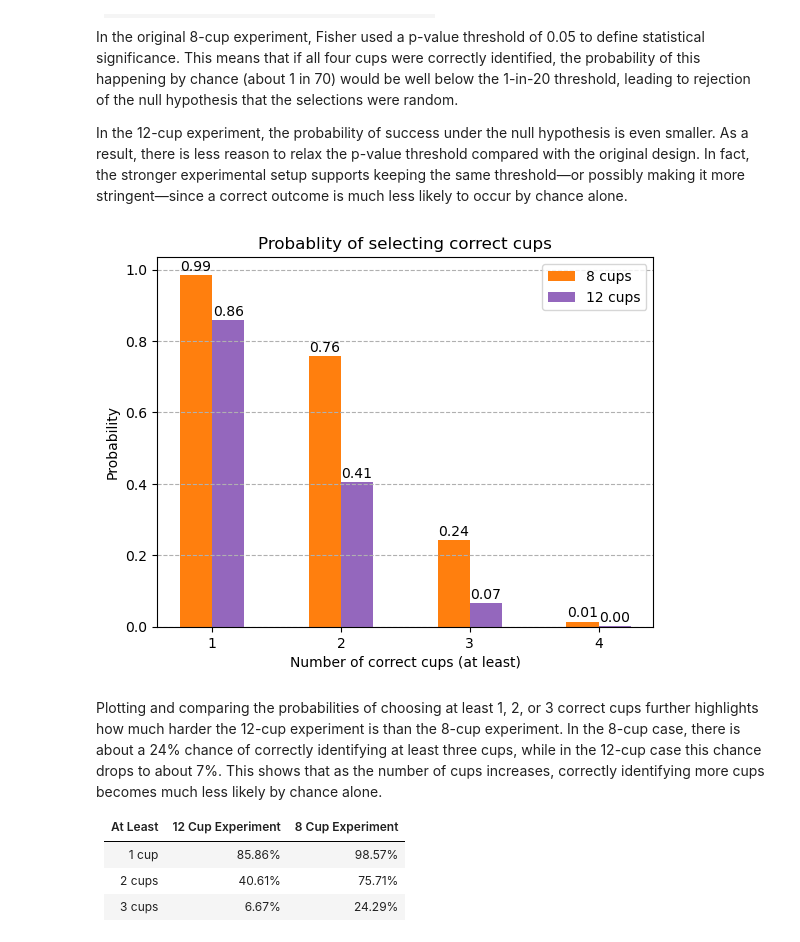
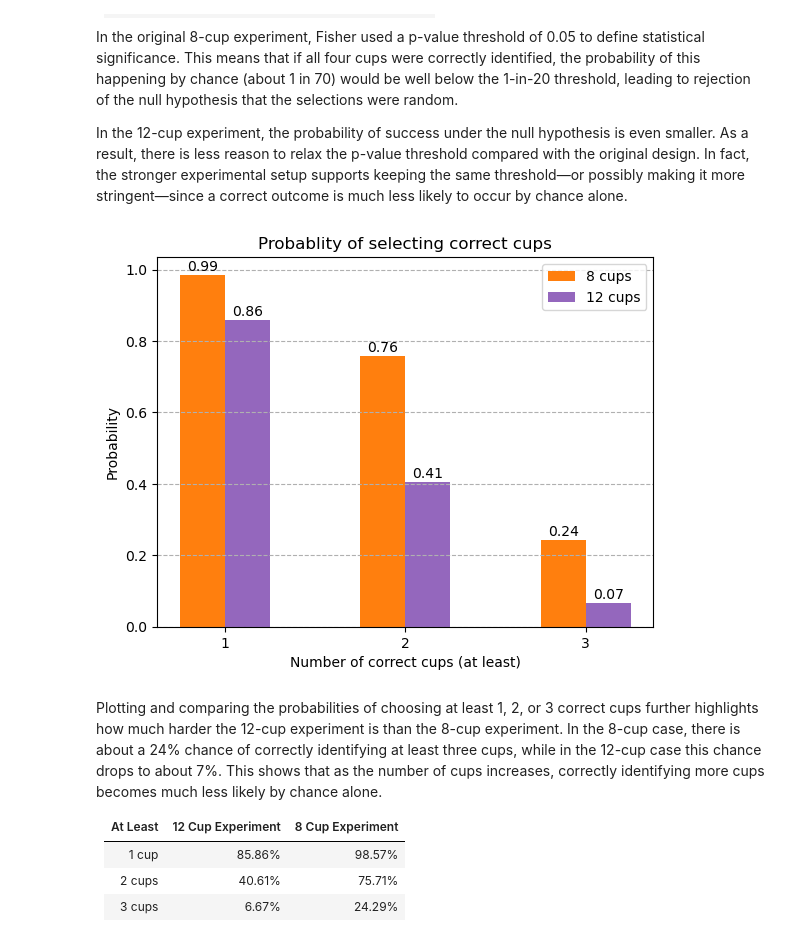
Before and after one commit to eoghanpw/applied-statistics, a Jupyter notebook: problems.ipynb, the cells around one changed output. Cells and saved outputs as stored; diff of their text form; code cells hidden in the pictures.

```diff
--- a/problems.ipynb
+++ b/problems.ipynb
@@ -248,35 +248,35 @@ In the original 8-cup experiment, Fisher used a p-value threshold of 0.05 to def
 
 In the 12-cup experiment, the probability of success under the null hypothesis is even smaller. As a result, there is less reason to relax the p-value threshold compared with the original design. In fact, the stronger experimental setup supports keeping the same threshold—or possibly making it more stringent—since a correct outcome is much less likely to occur by chance alone.
 # %%
-# Calculate the probabilities of choosing at least 1, 2, 3, 4 correct cups.
+# Calculate the probabilities of choosing at least 1, 2, or 3 correct cups.
 # https://numpy.org/doc/stable/reference/generated/numpy.cumsum.html
-at_least_12 = 1 - np.cumsum(prob_12[:4])
-at_least_8 = 1 - np.cumsum(prob_8[:4])
+at_least_12 = 1 - np.cumsum(prob_12[:3])
+at_least_8 = 1 - np.cumsum(prob_8[:3])
 # %%
 # Plot bar chart.
 # https://matplotlib.org/stable/gallery/lines_bars_and_markers/barchart.html
 # https://matplotlib.org/stable/gallery/lines_bars_and_markers/bar_label_demo.html
 fig, ax = plt.subplots()
 
-x = ("1", "2", "3", "4")
+x = ("1", "2", "3")
 bars = np.arange(len(x))
 width = 0.25
 
 plot_8 = ax.bar(bars - 0.125, at_least_8, width=width, color='tab:orange', label='8 cups')
 plot_12 = ax.bar(bars + 0.125, at_least_12, width=width, color='tab:purple', label='12 cups')
 
 ax.set_xticks(bars, x)
 ax.grid(axis='y', linestyle='--')
 ax.legend()
 ax.set_xlabel('Number of correct cups (at least)')
 ax.set_ylabel('Probability')
 ax.set_title('Probablity of selecting correct cups')
 ax.bar_label(plot_8, fmt='%.2f', padding=1)
 ax.bar_label(plot_12, fmt='%.2f', padding=1)
 
 plt.show()
 # %% [output]
-[figure, old version]
+[figure, new version]
 # %% [markdown]
 Plotting and comparing the probabilities of choosing at least 1, 2, or 3 correct cups further highlights how much harder the 12-cup experiment is than the 8-cup experiment. In the 8-cup case, there is about a 24% chance of correctly identifying at least three cups, while in the 12-cup case this chance drops to about 7%. This shows that as the number of cups increases, correctly identifying more cups becomes much less likely by chance alone.
 
```
Also changed, not shown: parts of 16 cells of this notebook.
